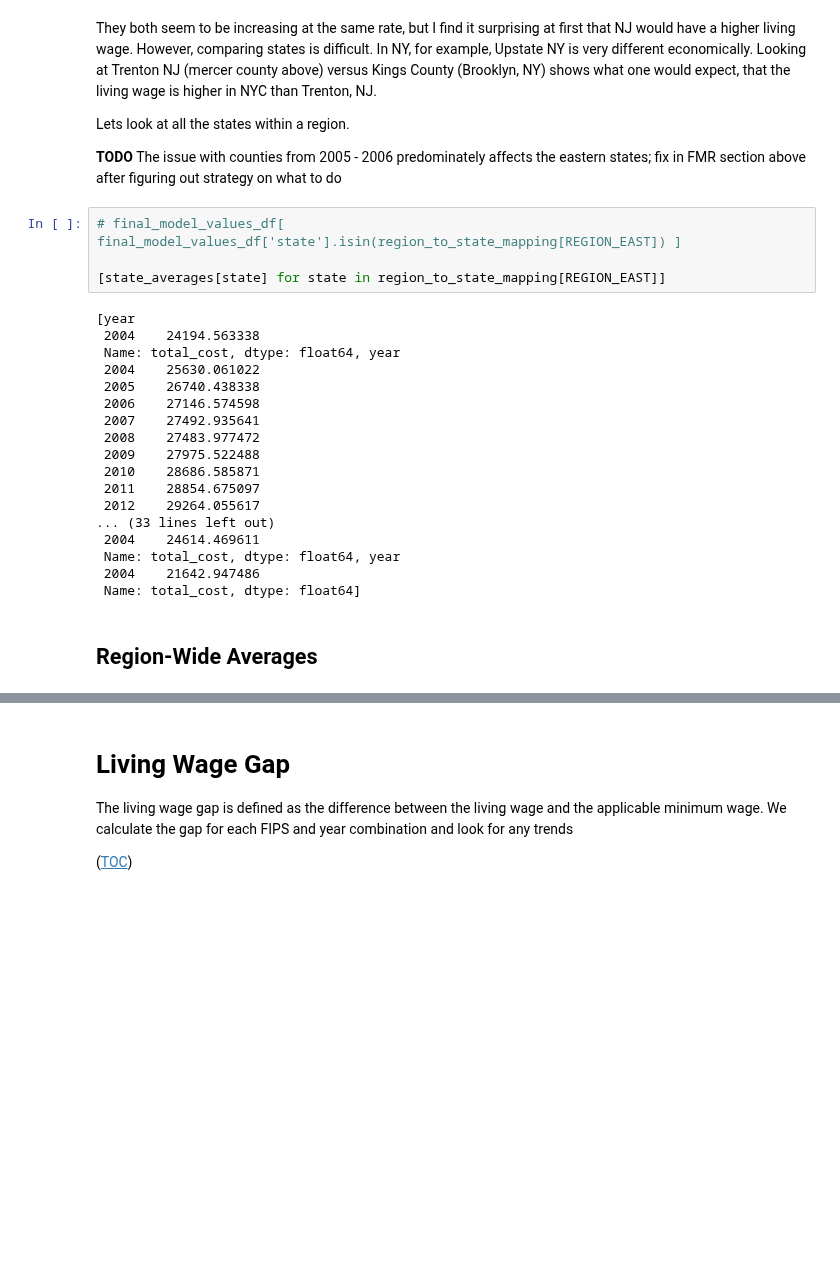
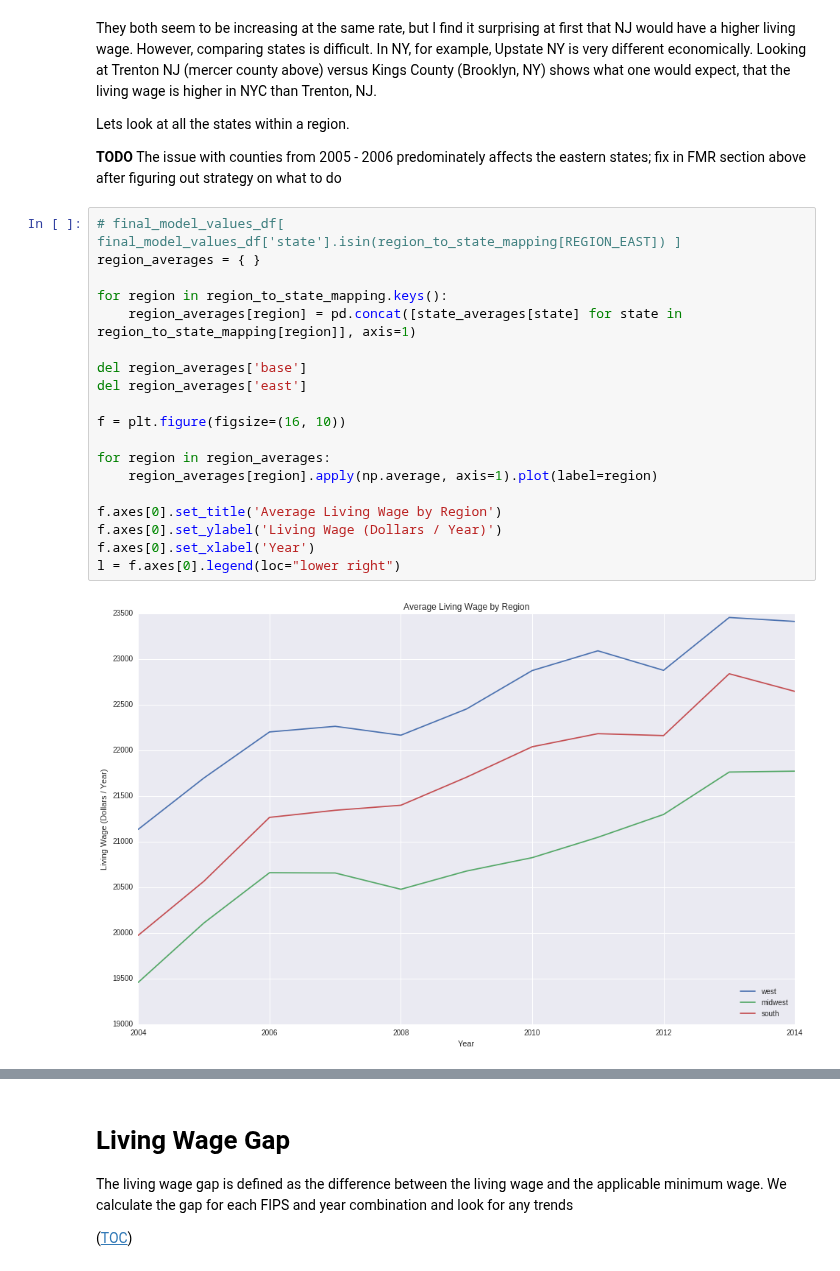
Before and after one commit to jquacinella/LivingWageModelExtension, a Jupyter notebook: Master's Thesis.ipynb, the cells around one changed output, grey strips where cells are left out. Drawn from its saved outputs; the diff is of its cells as text; blank space fills up the shorter version.

Commit message:
Adding some state graphs and looking at populous vs non-populous counties

```diff
--- a/Master's Thesis.ipynb
+++ b/Master's Thesis.ipynb
@@ -1120,27 +1158,24 @@ They both seem to be increasing at the same rate, but I find it surprising at fi
 Lets look at all the states within a region.
 
 **TODO** The issue with counties from 2005 - 2006 predominately affects the eastern states; fix in FMR section above after figuring out strategy on what to do
-# %%
-# final_model_values_df[ final_model_values_df['state'].isin(region_to_state_mapping[REGION_EAST]) ]
-
-[state_averages[state] for state in region_to_state_mapping[REGION_EAST]]
-# %% [output]
-[year
- 2004    24194.563338
- Name: total_cost, dtype: float64, year
- 2004    25630.061022
- 2005    26740.438338
- 2006    27146.574598
- 2007    27492.935641
- 2008    27483.977472
- 2009    27975.522488
- 2010    28686.585871
- 2011    28854.675097
- 2012    29264.055617
-... (33 lines left out)
- 2004    24614.469611
- Name: total_cost, dtype: float64, year
- 2004    21642.947486
- Name: total_cost, dtype: float64]
-# %% [markdown]
-## Region-Wide Averages
+# %%
+# final_model_values_df[ final_model_values_df['state'].isin(region_to_state_mapping[REGION_EAST]) ]
+region_averages = { }
+
+for region in region_to_state_mapping.keys():
+    region_averages[region] = pd.concat([state_averages[state] for state in region_to_state_mapping[region]], axis=1)
+
+del region_averages['base']
+del region_averages['east']
+
+f = plt.figure(figsize=(16, 10))
+
+for region in region_averages:
+    region_averages[region].apply(np.average, axis=1).plot(label=region)
+
+f.axes[0].set_title('Average Living Wage by Region')
+f.axes[0].set_ylabel('Living Wage (Dollars / Year)')
+f.axes[0].set_xlabel('Year')
+l = f.axes[0].legend(loc="lower right")
+# %% [output]
+[figure, added]
```
Also changed, not shown: parts of 8 cells of this notebook.
